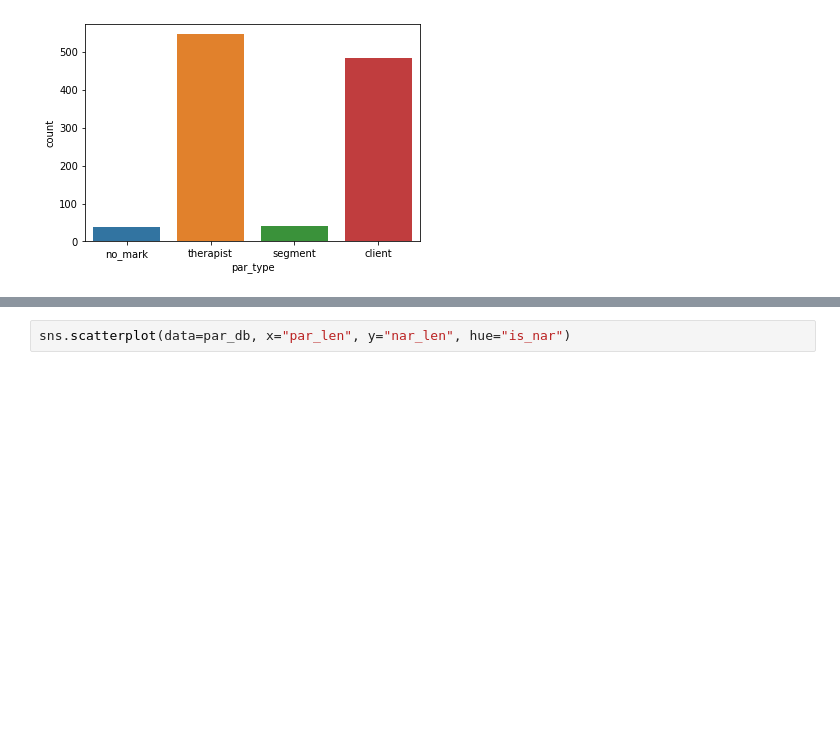
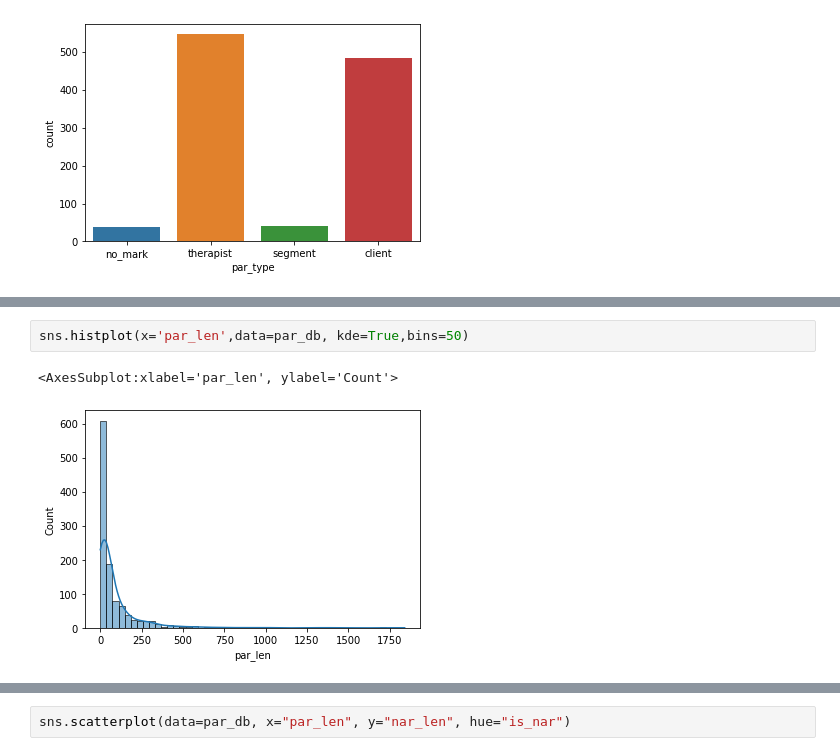
Before and after one commit to Sofy34/personal_strudy, a Jupyter notebook: thesis/01_initial_file.ipynb, the cells around one changed output, grey strips where cells are left out. Drawn from its saved outputs; the diff is of its cells as text; blank space fills up the shorter version.

```diff
--- a/thesis/01_initial_file.ipynb
+++ b/thesis/01_initial_file.ipynb
@@ -223,3 +268,8 @@ sns.histplot(x='nar_len_words',data=par_db, kde=True,bins=20)
+# %%
+sns.histplot(x='par_len',data=par_db, kde=True,bins=50)
+# %% [output]
+<AxesSubplot:xlabel='par_len', ylabel='Count'>
+[figure, added]
 # %%
 par_db.groupby(by='is_nar').mean()
 # %% [output]
```
Also changed, not shown: parts of 29 cells of this notebook, 2 other files.
